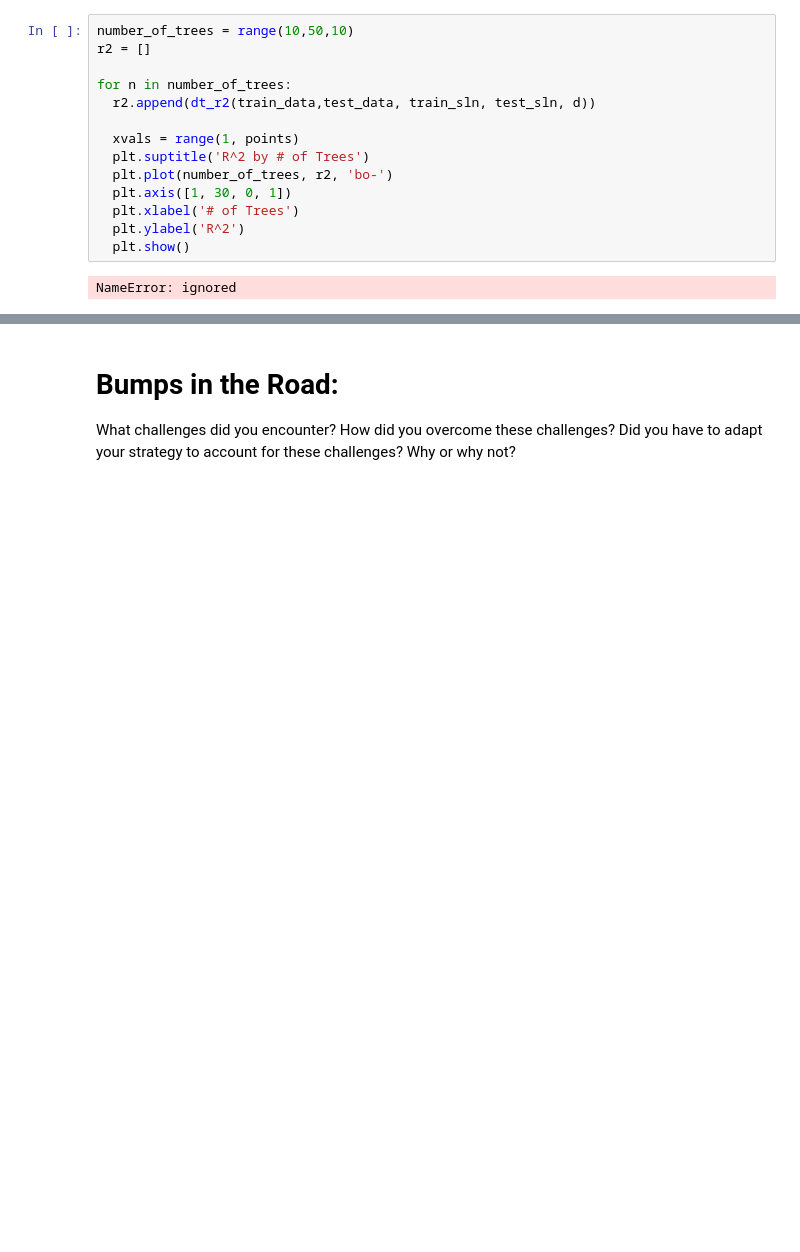
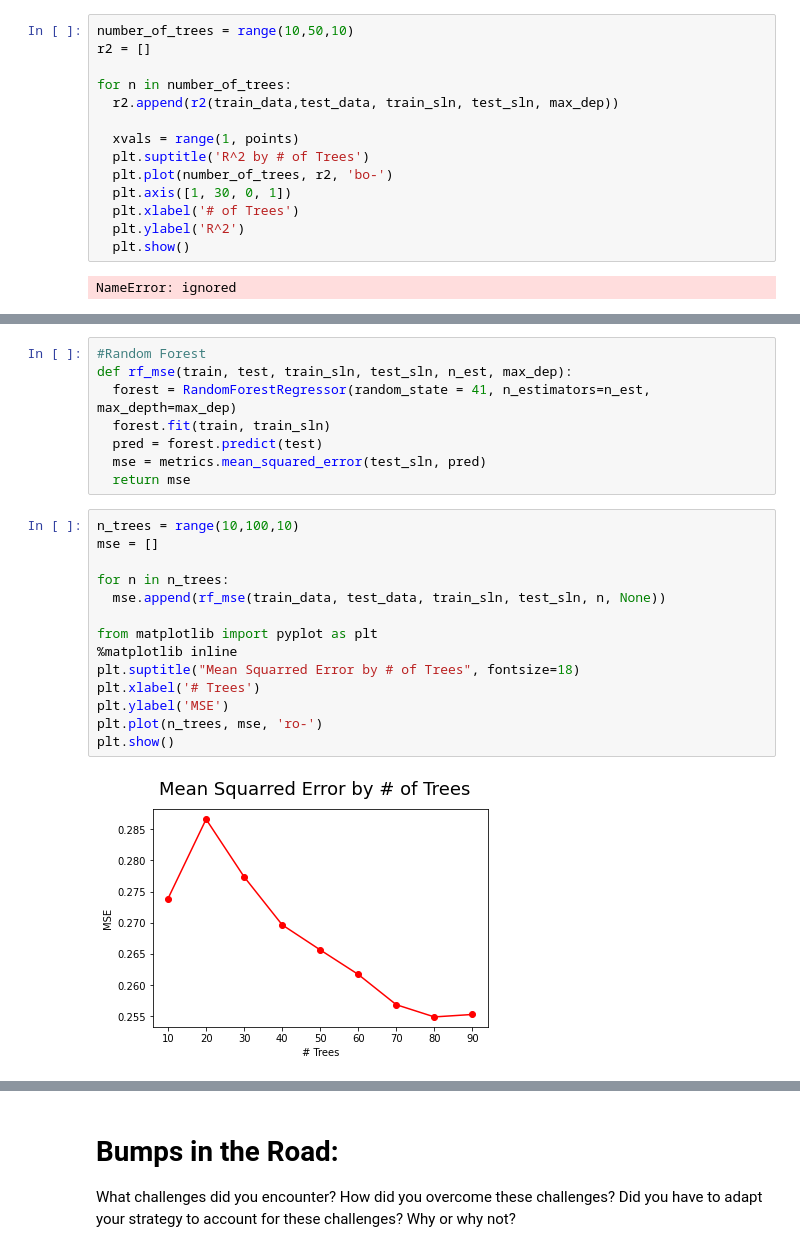
Before and after one commit to ashwinsinha32/Project1Redo, a Jupyter notebook: Project1_starter.ipynb, the cells around one changed output, grey strips where cells are left out. Saved outputs shown, nothing was run; the diff lists cells and outputs as text; blank space fills up the shorter version.

```diff
--- a/Project1_starter.ipynb
+++ b/Project1_starter.ipynb
@@ -212,7 +222,7 @@ number_of_trees = range(10,50,10)
 r2 = []
 
 for n in number_of_trees:
-  r2.append(dt_r2(train_data,test_data, train_sln, test_sln, d))
+  r2.append(r2(train_data,test_data, train_sln, test_sln, max_dep))
 
   xvals = range(1, points)
   plt.suptitle('R^2 by # of Trees')
@@ -253,0 +244,24 @@ NameError: ignored
+# %%
+#Random Forest
+def rf_mse(train, test, train_sln, test_sln, n_est, max_dep):
+  forest = RandomForestRegressor(random_state = 41, n_estimators=n_est, max_depth=max_dep)
+  forest.fit(train, train_sln)
+  pred = forest.predict(test)
+  mse = metrics.mean_squared_error(test_sln, pred)
+  return mse
+# %%
+n_trees = range(10,100,10)
+mse = []
+
+for n in n_trees:
+  mse.append(rf_mse(train_data, test_data, train_sln, test_sln, n, None))
+
+from matplotlib import pyplot as plt
+%matplotlib inline
+plt.suptitle("Mean Squarred Error by # of Trees", fontsize=18)
+plt.xlabel('# Trees')
+plt.ylabel('MSE')
+plt.plot(n_trees, mse, 'ro-')
+plt.show()
+# %% [output]
+[figure, added]
```
Also changed, not shown: parts of 13 cells of this notebook.
